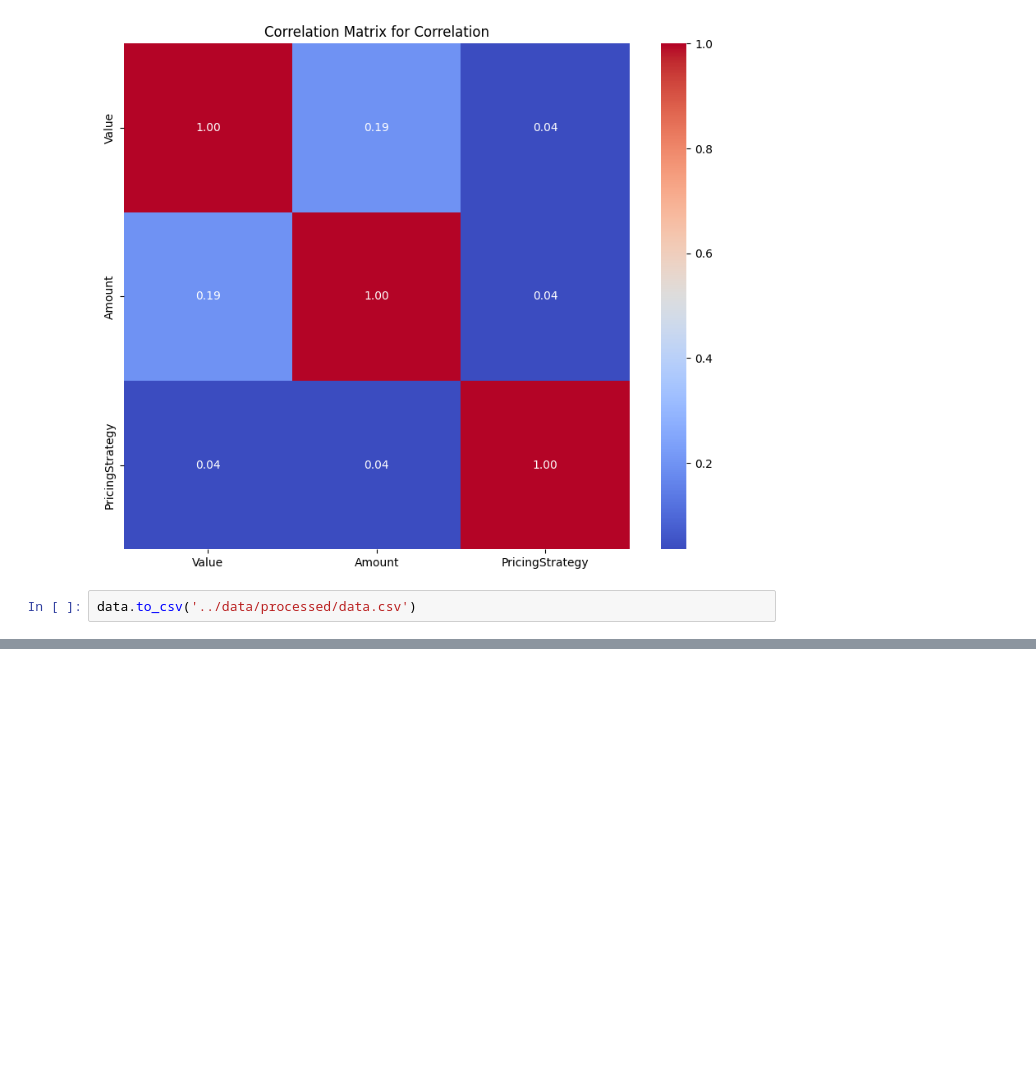
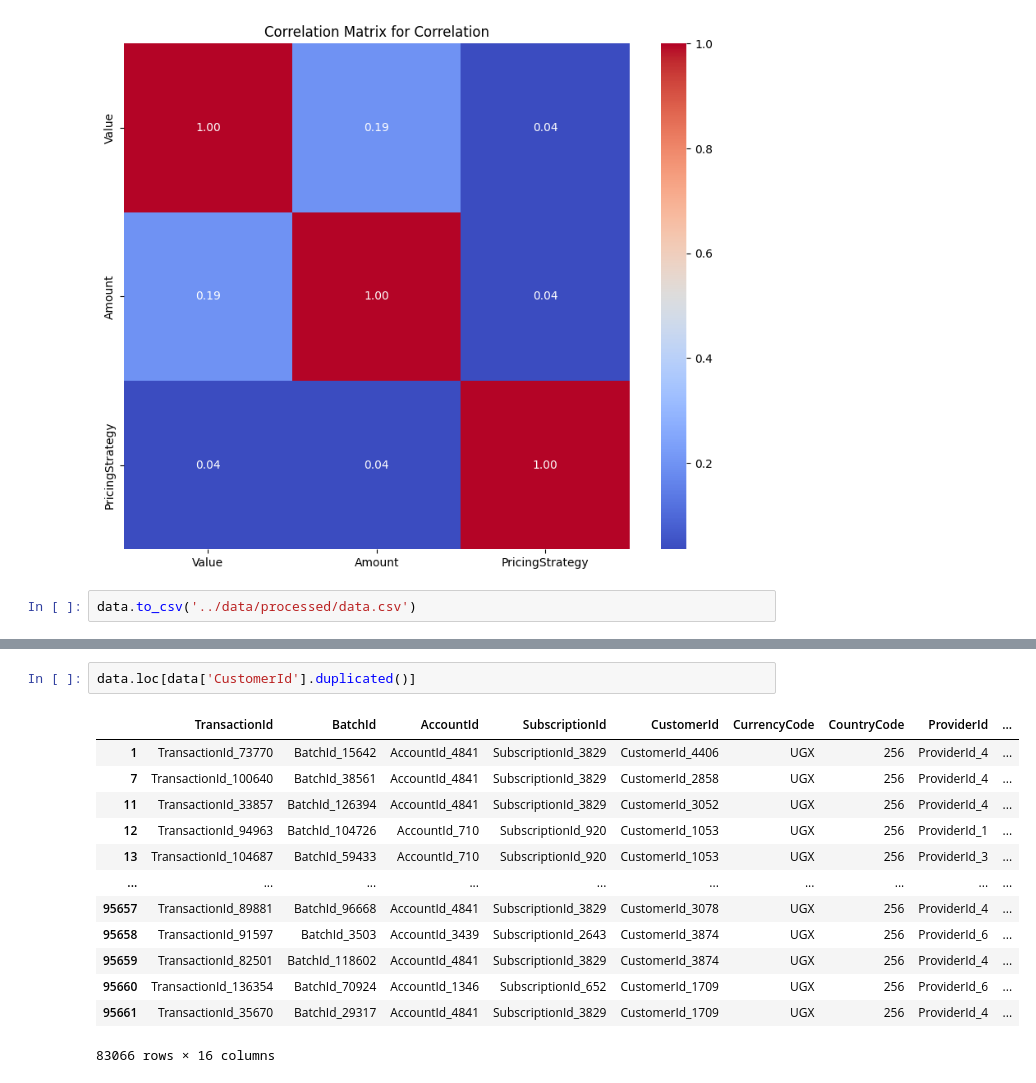
Before and after one commit to mikek1337/Credit-Risk-Probability-Model-for-Alternative-Data-week5, a Jupyter notebook: notebooks/eda.ipynb, the cells around one changed output, grey strips where cells are left out. Cells and saved outputs as stored; diff of their text form; blank space fills up the shorter version.

```diff
--- a/notebooks/eda.ipynb
+++ b/notebooks/eda.ipynb
@@ -155,0 +186,16 @@ data.to_csv('../data/processed/data.csv')
+# %%
+data.loc[data['CustomerId'].duplicated()]
+# %% [output]
+|  | TransactionId | BatchId | AccountId | SubscriptionId | CustomerId | CurrencyCode | CountryCode | ProviderId | ... |
+| 1 | TransactionId_73770 | BatchId_15642 | AccountId_4841 | SubscriptionId_3829 | CustomerId_4406 | UGX | 256 | ProviderId_4 | ... |
+| 7 | TransactionId_100640 | BatchId_38561 | AccountId_4841 | SubscriptionId_3829 | CustomerId_2858 | UGX | 256 | ProviderId_4 | ... |
+| 11 | TransactionId_33857 | BatchId_126394 | AccountId_4841 | SubscriptionId_3829 | CustomerId_3052 | UGX | 256 | ProviderId_4 | ... |
+| 12 | TransactionId_94963 | BatchId_104726 | AccountId_710 | SubscriptionId_920 | CustomerId_1053 | UGX | 256 | ProviderId_1 | ... |
+| 13 | TransactionId_104687 | BatchId_59433 | AccountId_710 | SubscriptionId_920 | CustomerId_1053 | UGX | 256 | ProviderId_3 | ... |
+| ... | ... | ... | ... | ... | ... | ... | ... | ... | ... |
+| 95657 | TransactionId_89881 | BatchId_96668 | AccountId_4841 | SubscriptionId_3829 | CustomerId_3078 | UGX | 256 | ProviderId_4 | ... |
+| 95658 | TransactionId_91597 | BatchId_3503 | AccountId_3439 | SubscriptionId_2643 | CustomerId_3874 | UGX | 256 | ProviderId_6 | ... |
+| 95659 | TransactionId_82501 | BatchId_118602 | AccountId_4841 | SubscriptionId_3829 | CustomerId_3874 | UGX | 256 | ProviderId_4 | ... |
+| 95660 | TransactionId_136354 | BatchId_70924 | AccountId_1346 | SubscriptionId_652 | CustomerId_1709 | UGX | 256 | ProviderId_6 | ... |
+| 95661 | TransactionId_35670 | BatchId_29317 | AccountId_4841 | SubscriptionId_3829 | CustomerId_1709 | UGX | 256 | ProviderId_4 | ... |
+83066 rows × 16 columns
```
Also changed, not shown: parts of 4 cells of this notebook, 2 other files.
